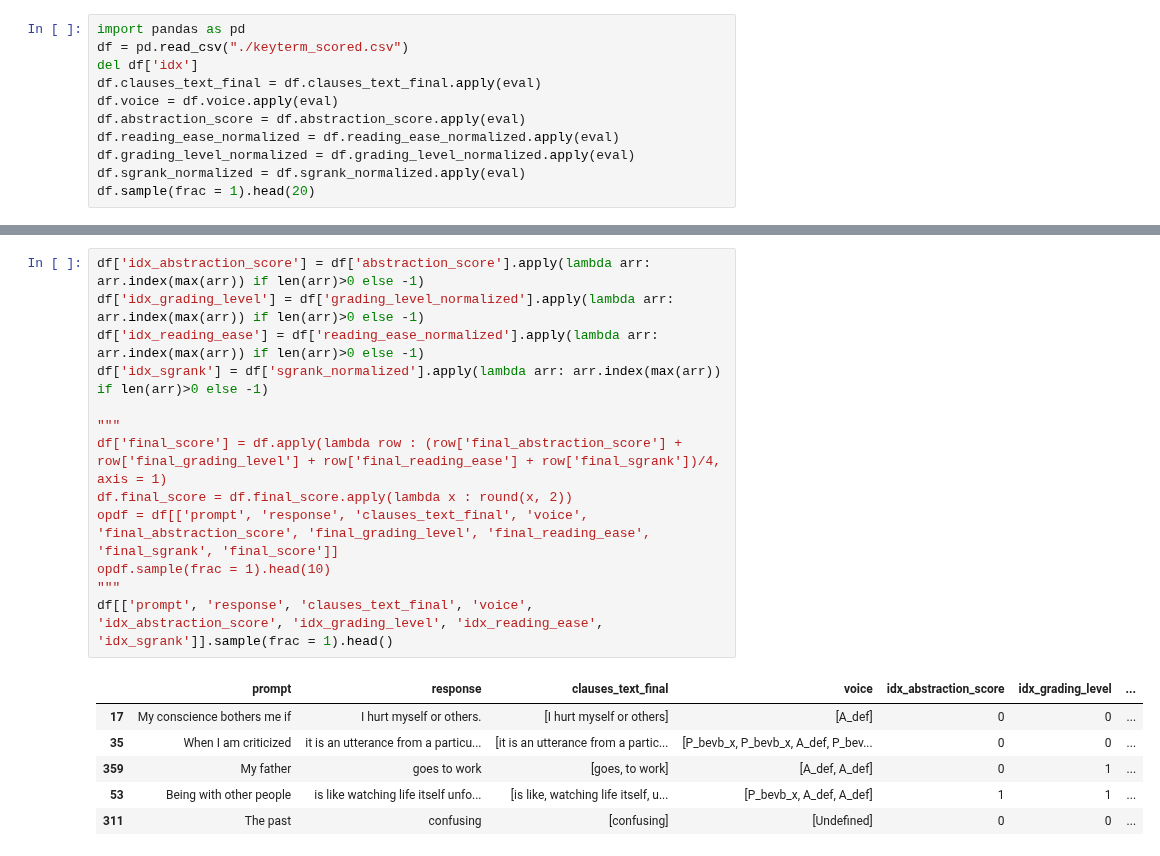
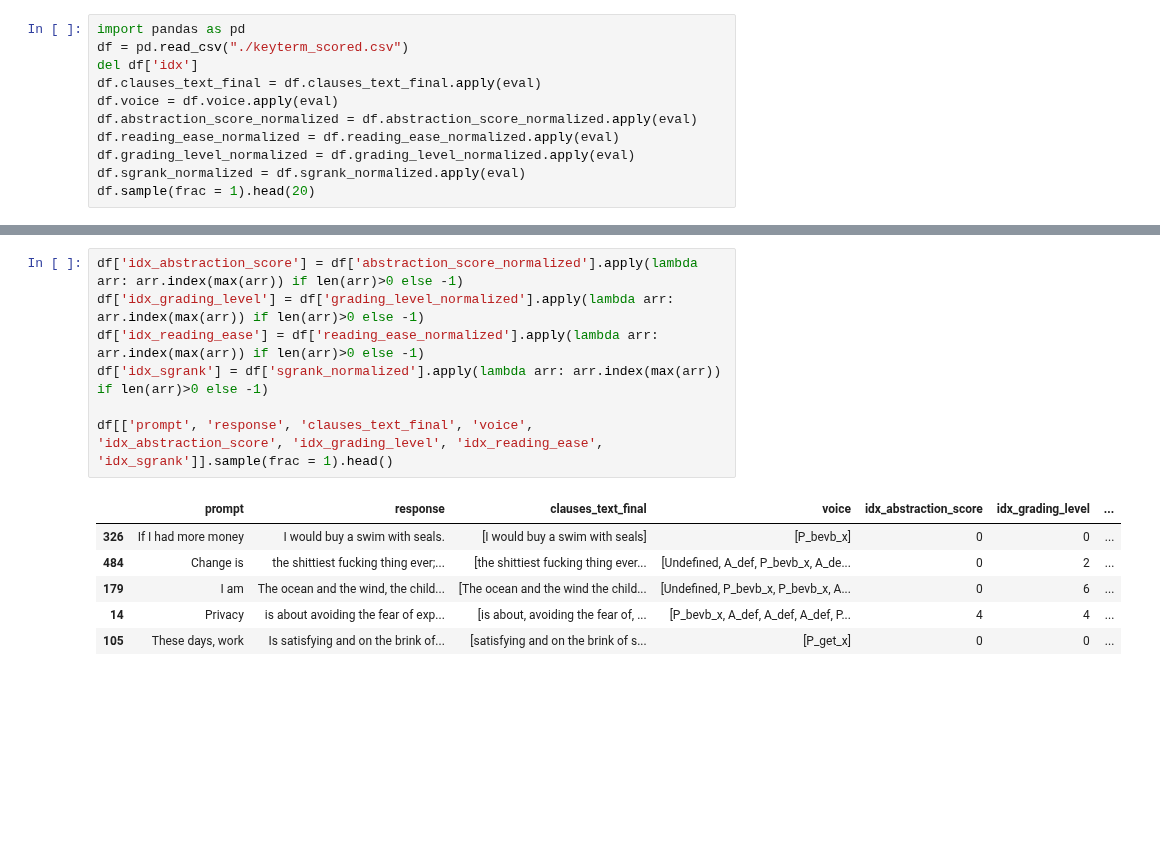
Before and after one commit to perspegrity5/SL_NLP_PassiveActive1, a Jupyter notebook: final_output_nb.ipynb, the cells around one changed output, grey strips where cells are left out. Saved outputs shown, nothing was run; the diff lists cells and outputs as text; blank space fills up the shorter version.

```diff
--- a/final_output_nb.ipynb
+++ b/final_output_nb.ipynb
@@ -4,7 +4,7 @@ df = pd.read_csv("./keyterm_scored.csv")
 del df['idx']
 df.clauses_text_final = df.clauses_text_final.apply(eval)
 df.voice = df.voice.apply(eval)
-df.abstraction_score = df.abstraction_score.apply(eval)
+df.abstraction_score_normalized = df.abstraction_score_normalized.apply(eval)
 df.reading_ease_normalized = df.reading_ease_normalized.apply(eval)
 df.grading_level_normalized = df.grading_level_normalized.apply(eval)
 df.sgrank_normalized = df.sgrank_normalized.apply(eval)
@@ -30,23 +30,17 @@ df.sample(frac = 1).head(20)
 # %%
-df['idx_abstraction_score'] = df['abstraction_score'].apply(lambda arr: arr.index(max(arr)) if len(arr)>0 else -1)
+df['idx_abstraction_score'] = df['abstraction_score_normalized'].apply(lambda arr: arr.index(max(arr)) if len(arr)>0 else -1)
 df['idx_grading_level'] = df['grading_level_normalized'].apply(lambda arr: arr.index(max(arr)) if len(arr)>0 else -1)
 df['idx_reading_ease'] = df['reading_ease_normalized'].apply(lambda arr: arr.index(max(arr)) if len(arr)>0 else -1)
 df['idx_sgrank'] = df['sgrank_normalized'].apply(lambda arr: arr.index(max(arr)) if len(arr)>0 else -1)
 
-"""
-df['final_score'] = df.apply(lambda row : (row['final_abstraction_score'] + row['final_grading_level'] + row['final_reading_ease'] + row['final_sgrank'])/4, axis = 1)
-df.final_score = df.final_score.apply(lambda x : round(x, 2))
-opdf = df[['prompt', 'response', 'clauses_text_final', 'voice', 'final_abstraction_score', 'final_grading_level', 'final_reading_ease', 'final_sgrank', 'final_score']]
-opdf.sample(frac = 1).head(10)
-"""
 df[['prompt', 'response', 'clauses_text_final', 'voice', 'idx_abstraction_score', 'idx_grading_level', 'idx_reading_ease', 'idx_sgrank']].sample(frac = 1).head()
 # %% [output]
 |  | prompt | response | clauses_text_final | voice | idx_abstraction_score | idx_grading_level | ... |
-| 17 | My conscience bothers me if | I hurt myself or others. | [I hurt myself or others] | [A_def] | 0 | 0 | ... |
-| 35 | When I am criticized | it is an utterance from a particu... | [it is an utterance from a partic... | [P_bevb_x, P_bevb_x, A_def, P_bev... | 0 | 0 | ... |
-| 359 | My father | goes to work | [goes, to work] | [A_def, A_def] | 0 | 1 | ... |
-| 53 | Being with other people | is like watching life itself unfo... | [is like, watching life itself, u... | [P_bevb_x, A_def, A_def] | 1 | 1 | ... |
-| 311 | The past | confusing | [confusing] | [Undefined] | 0 | 0 | ... |
+| 326 | If I had more money | I would buy a swim with seals. | [I would buy a swim with seals] | [P_bevb_x] | 0 | 0 | ... |
+| 484 | Change is | the shittiest fucking thing ever;... | [the shittiest fucking thing ever... | [Undefined, A_def, P_bevb_x, A_de... | 0 | 2 | ... |
+| 179 | I am | The ocean and the wind, the child... | [The ocean and the wind the child... | [Undefined, P_bevb_x, P_bevb_x, A... | 0 | 6 | ... |
+| 14 | Privacy | is about avoiding the fear of exp... | [is about, avoiding the fear of, ... | [P_bevb_x, A_def, A_def, A_def, P... | 4 | 4 | ... |
+| 105 | These days, work | Is satisfying and on the brink of... | [satisfying and on the brink of s... | [P_get_x] | 0 | 0 | ... |
 # %%
 df['voice_abstraction'] = df.apply(lambda row : row['voice'][row['idx_abstraction_score']] if row['idx_abstraction_score'] >=0 else "Indeterminate", axis = 1)
 df['voice_grading_level'] = df.apply(lambda row : row['voice'][row['idx_grading_level']] if row['idx_grading_level'] >=0 else "Indeterminate", axis = 1)
```
Also changed, not shown: parts of 4 cells of this notebook, 7 other files.
